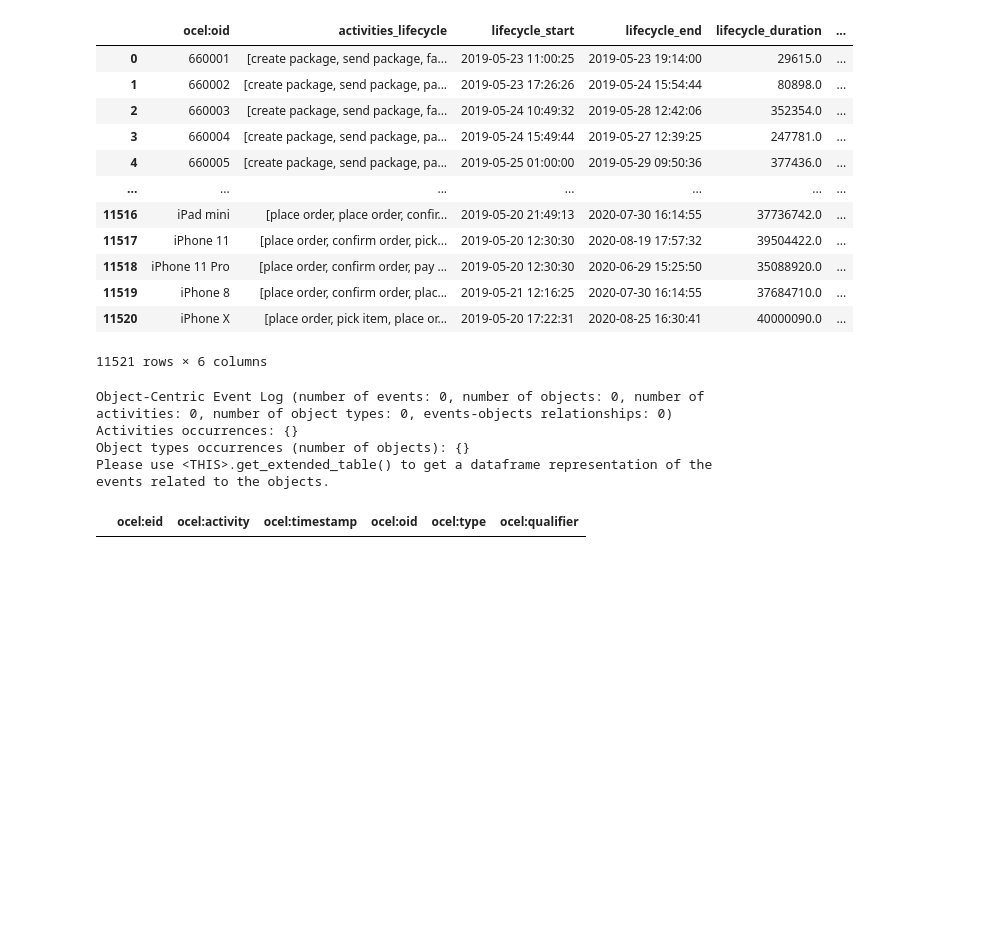
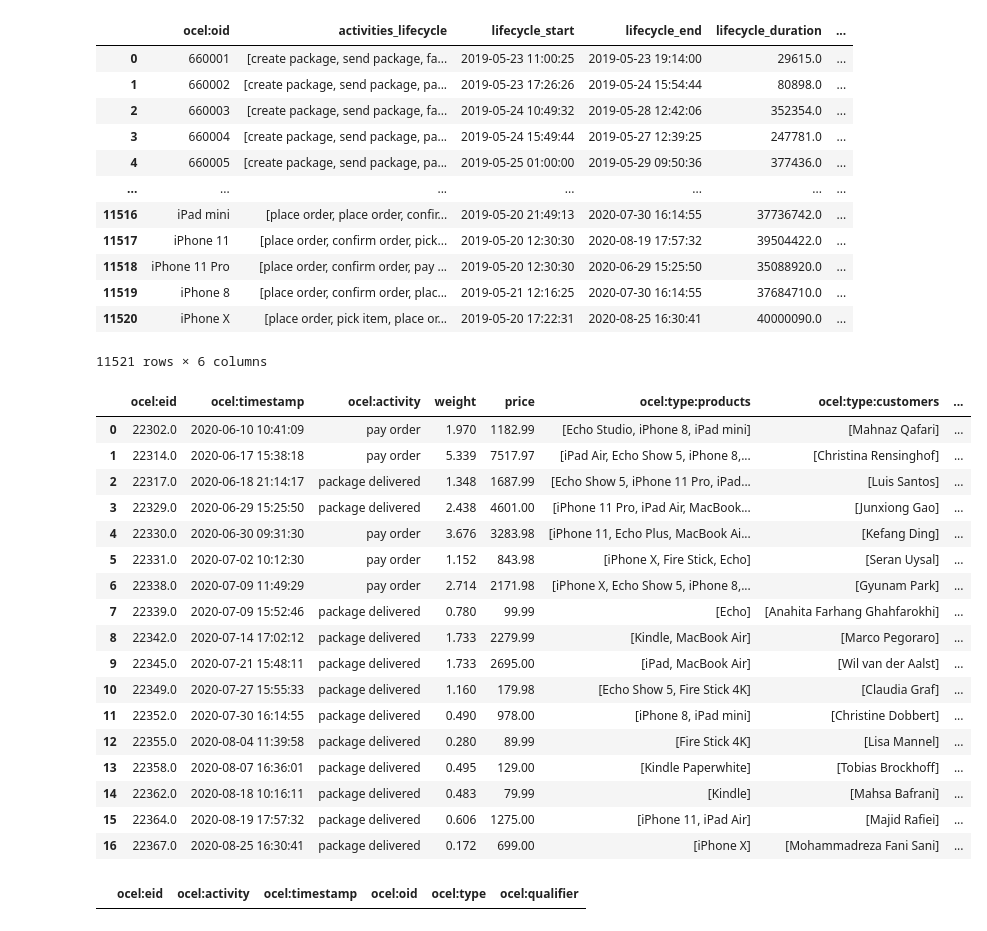
Before and after one commit to wojciechzyla/projekt-mb, a Jupyter notebook: testy.ipynb, the cells around one changed output. Saved outputs shown, nothing was run; the diff lists cells and outputs as text; code cells hidden in the pictures; blank space fills up the shorter version.

```diff
--- a/testy.ipynb
+++ b/testy.ipynb
@@ -193,12 +184,26 @@ pm4py.ocel_objects_summary(ocel)
 | 11520 | iPhone X | [place order, pick item, place or... | 2019-05-20 17:22:31 | 2020-08-25 16:30:41 | 40000090.0 | ... |
 11521 rows × 6 columns
 # %%
-pm4py.filtering.filter_ocel_end_events_per_object_type(ocel, "package delivered")
+pm4py.filtering.filter_ocel_end_events_per_object_type(ocel, "customers").get_extended_table()
 # %% [output]
-Object-Centric Event Log (number of events: 0, number of objects: 0, number of activities: 0, number of object types: 0, events-objects relationships: 0)
-Activities occurrences: {}
-Object types occurrences (number of objects): {}
-Please use <THIS>.get_extended_table() to get a dataframe representation of the events related to the objects.
+|  | ocel:eid | ocel:timestamp | ocel:activity | weight | price | ocel:type:products | ocel:type:customers | ... |
+| 0 | 22302.0 | 2020-06-10 10:41:09 | pay order | 1.970 | 1182.99 | [Echo Studio, iPhone 8, iPad mini] | [Mahnaz Qafari] | ... |
+| 1 | 22314.0 | 2020-06-17 15:38:18 | pay order | 5.339 | 7517.97 | [iPad Air, Echo Show 5, iPhone 8,... | [Christina Rensinghof] | ... |
+| 2 | 22317.0 | 2020-06-18 21:14:17 | package delivered | 1.348 | 1687.99 | [Echo Show 5, iPhone 11 Pro, iPad... | [Luis Santos] | ... |
+| 3 | 22329.0 | 2020-06-29 15:25:50 | package delivered | 2.438 | 4601.00 | [iPhone 11 Pro, iPad Air, MacBook... | [Junxiong Gao] | ... |
+| 4 | 22330.0 | 2020-06-30 09:31:30 | pay order | 3.676 | 3283.98 | [iPhone 11, Echo Plus, MacBook Ai... | [Kefang Ding] | ... |
+| 5 | 22331.0 | 2020-07-02 10:12:30 | pay order | 1.152 | 843.98 | [iPhone X, Fire Stick, Echo] | [Seran Uysal] | ... |
+| 6 | 22338.0 | 2020-07-09 11:49:29 | pay order | 2.714 | 2171.98 | [iPhone X, Echo Show 5, iPhone 8,... | [Gyunam Park] | ... |
+| 7 | 22339.0 | 2020-07-09 15:52:46 | package delivered | 0.780 | 99.99 | [Echo] | [Anahita Farhang Ghahfarokhi] | ... |
+| 8 | 22342.0 | 2020-07-14 17:02:12 | package delivered | 1.733 | 2279.99 | [Kindle, MacBook Air] | [Marco Pegoraro] | ... |
+| 9 | 22345.0 | 2020-07-21 15:48:11 | package delivered | 1.733 | 2695.00 | [iPad, MacBook Air] | [Wil van der Aalst] | ... |
+| 10 | 22349.0 | 2020-07-27 15:55:33 | package delivered | 1.160 | 179.98 | [Echo Show 5, Fire Stick 4K] | [Claudia Graf] | ... |
+| 11 | 22352.0 | 2020-07-30 16:14:55 | package delivered | 0.490 | 978.00 | [iPhone 8, iPad mini] | [Christine Dobbert] | ... |
+| 12 | 22355.0 | 2020-08-04 11:39:58 | package delivered | 0.280 | 89.99 | [Fire Stick 4K] | [Lisa Mannel] | ... |
+| 13 | 22358.0 | 2020-08-07 16:36:01 | package delivered | 0.495 | 129.00 | [Kindle Paperwhite] | [Tobias Brockhoff] | ... |
+| 14 | 22362.0 | 2020-08-18 10:16:11 | package delivered | 0.483 | 79.99 | [Kindle] | [Mahsa Bafrani] | ... |
+| 15 | 22364.0 | 2020-08-19 17:57:32 | package delivered | 0.606 | 1275.00 | [iPhone 11, iPad Air] | [Majid Rafiei] | ... |
+| 16 | 22367.0 | 2020-08-25 16:30:41 | package delivered | 0.172 | 699.00 | [iPhone X] | [Mohammadreza Fani Sani] | ... |
 # %%
 ocel3 = pm4py.filtering.filter_ocel_event_attribute(ocel, "ocel:eid", ["1.0"])
 ocel3 = pm4py.filtering.filter_ocel_object_attribute(ocel3, "ocel:type", [ocel.objects["ocel:type"]])
```
Also changed, not shown: parts of 5 cells of this notebook, 2 other files.
